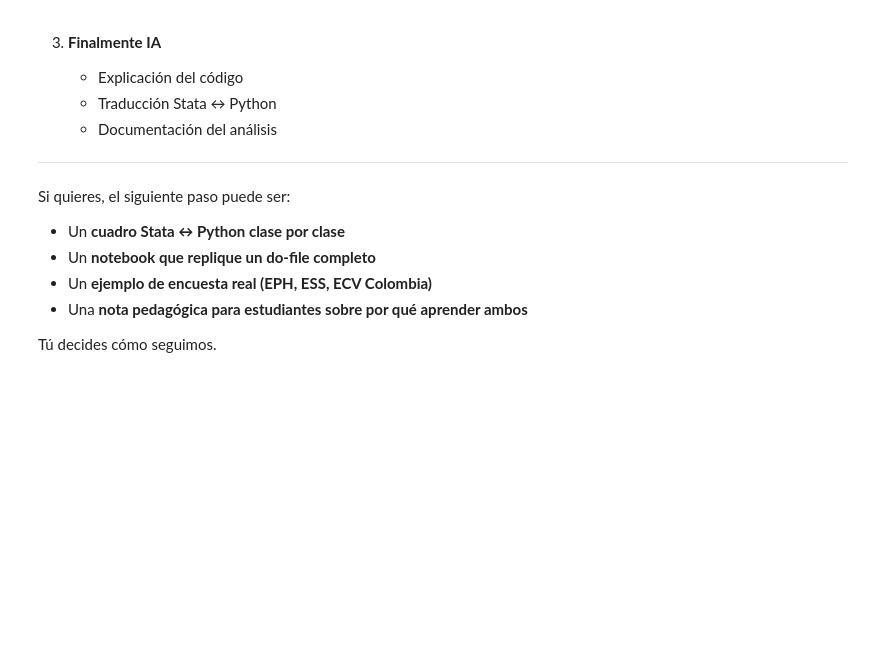
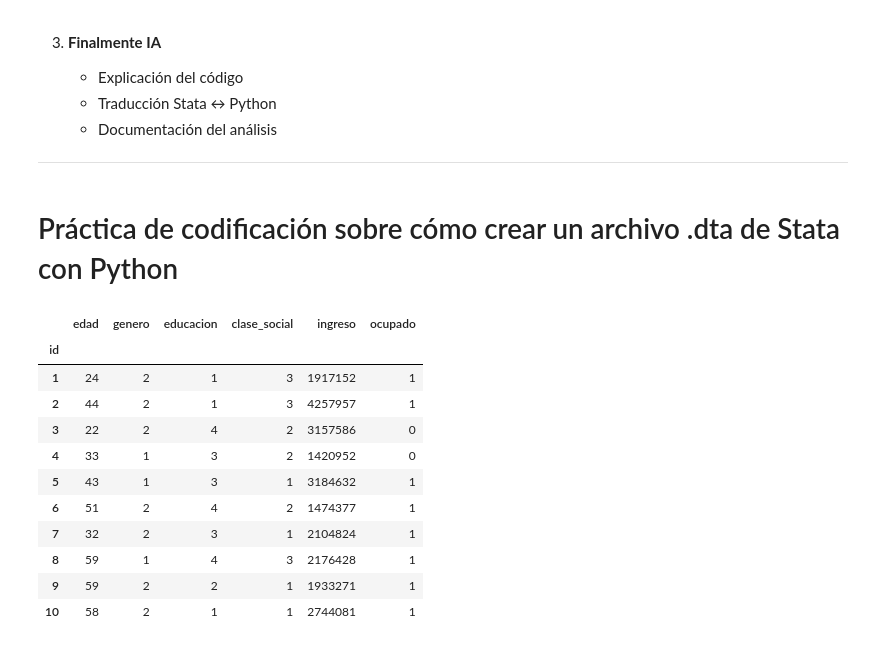
Before and after one commit to marco-canas/curso_analisis_datos_sociales_con_estratificacion, a Jupyter notebook: 1_clases/1_clase/clase_1.ipynb, the cells around one changed output. Saved outputs shown, nothing was run; the diff lists cells and outputs as text; code cells hidden in the pictures; blank space fills up the shorter version.

```diff
--- a/1_clases/1_clase/clase_1.ipynb
+++ b/1_clases/1_clase/clase_1.ipynb
@@ -1292,13 +1493,5 @@ En cada bloque del seminario:
    * Documentación del análisis
 
 ---
-# %% [markdown]
-
-Si quieres, el siguiente paso puede ser:
-
-* Un **cuadro Stata ↔ Python clase por clase**
-* Un **notebook que replique un do-file completo**
-* Un **ejemplo de encuesta real (EPH, ESS, ECV Colombia)**
-* Una **nota pedagógica para estudiantes sobre por qué aprender ambos**
-
-Tú decides cómo seguimos.
+# %% [markdown]
+# Práctica de codificación sobre cómo crear un archivo .dta de Stata con Python
@@ -1304,0 +1501,30 @@ Tú decides cómo seguimos.
+# %%
+n = 10
+df = pd.DataFrame({
+    "id": range(1,n+1),
+    "edad": randint(18, 65, size=n),
+    "genero": choice([1, 2], size=n, p=[0.40, 0.60]),
+    "educacion": choice([1, 2, 3, 4], size=n, p=[0.25, 0.35, 0.2, 0.2]),
+    "clase_social": choice([1, 2, 3], size=n, p=[0.40, 0.40, 0.20]),
+    "ingreso": normal(loc=2_500_000, scale=800_000, size=n).astype(int),
+    "ocupado": choice([0, 1], size=n, p=[0.25, 0.75])
+})
+# %%
+df.head()
+df.index = df.id
+df = df.drop(columns=["id"])
+# %%
+df
+# %% [output]
+|  | edad | genero | educacion | clase_social | ingreso | ocupado |
+| id |  |  |  |  |  |  |
+| 1 | 24 | 2 | 1 | 3 | 1917152 | 1 |
+| 2 | 44 | 2 | 1 | 3 | 4257957 | 1 |
+| 3 | 22 | 2 | 4 | 2 | 3157586 | 0 |
+| 4 | 33 | 1 | 3 | 2 | 1420952 | 0 |
+| 5 | 43 | 1 | 3 | 1 | 3184632 | 1 |
+| 6 | 51 | 2 | 4 | 2 | 1474377 | 1 |
+| 7 | 32 | 2 | 3 | 1 | 2104824 | 1 |
+| 8 | 59 | 1 | 4 | 3 | 2176428 | 1 |
+| 9 | 59 | 2 | 2 | 1 | 1933271 | 1 |
+| 10 | 58 | 2 | 1 | 1 | 2744081 | 1 |
```
Also changed, not shown: parts of 94 cells of this notebook, 10 other files.
